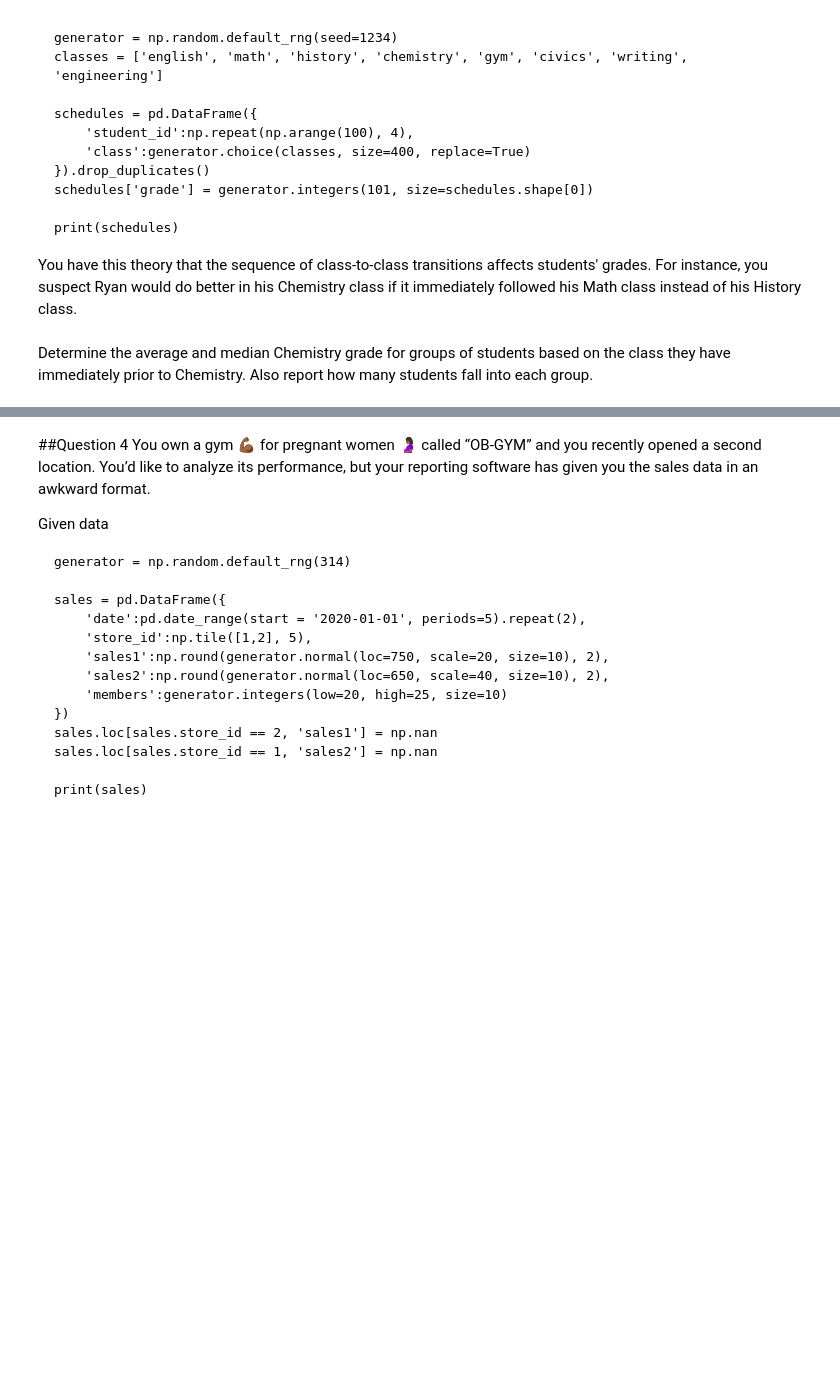
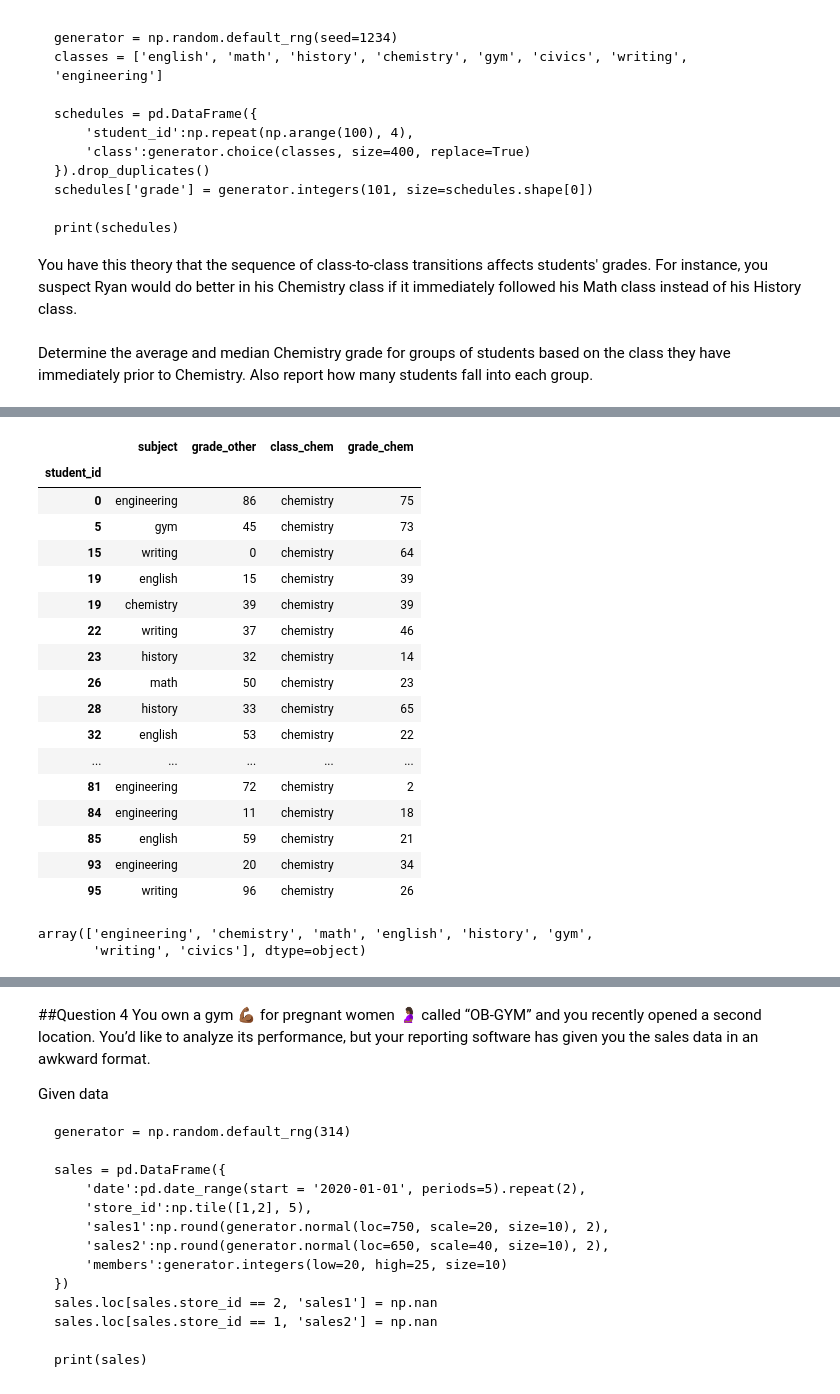
Before and after one commit to Taweechokk/Chok, a Jupyter notebook: Pandas_Exercise_(1).ipynb, the cells around one changed output, grey strips where cells are left out. Cells and saved outputs as stored; diff of their text form; code cells hidden in the pictures; blank space fills up the shorter version.

```diff
--- a/Pandas_Exercise_(1).ipynb
+++ b/Pandas_Exercise_(1).ipynb
@@ -1637,0 +2022,4 @@ Determine the average and median Chemistry grade for groups of students based on
+# %%
+#select index column and name it to be chem_index
+chem_index = chem['index']
+chem_index
@@ -1637,0 +2044,4 @@ Determine the average and median Chemistry grade for groups of students based on
+# %%
+#calculate index of previous chemistry class and name it to be pre_chem_index
+pre_chem_index = chem_index - 1
+pre_chem_index
@@ -1637,0 +2066,6 @@ Determine the average and median Chemistry grade for groups of students based on
+# %%
+#select rows by student_id and index by using chem_stid and pre_chem_index
+pre_chem = sch_new[ (sch_new['student_id'].isin(chem_stid)) & (sch_new.index.
+isin(pre_chem_index)) ]
+pre_chem = pre_chem.set_index('student_id')
+pre_chem
@@ -1637,0 +2091,6 @@ Determine the average and median Chemistry grade for groups of students based on
+# %%
+#select rows by student_id and index by using chem_stid and chem_index
+chem_student = sch_new[sch_new['student_id'].isin(chem_stid) & sch_new.index.isin(chem_index) ]
+chem_student = chem_student.set_index('student_id')
+chem_student.rename(columns={'class' : 'class_chem', 'grade': 'grade_chem'},inplace=True)
+chem_student
@@ -1637,0 +2116,30 @@ Determine the average and median Chemistry grade for groups of students based on
+# %%
+#create
+Result = pre_chem.join(chem_student)
+Result.rename(columns={'class': 'subject', 'grade': 'grade_other'},inplace=True)
+Result
+# %% [output]
+|  | subject | grade_other | class_chem | grade_chem |
+| student_id |  |  |  |  |
+| 0 | engineering | 86 | chemistry | 75 |
+| 5 | gym | 45 | chemistry | 73 |
+| 15 | writing | 0 | chemistry | 64 |
+| 19 | english | 15 | chemistry | 39 |
+| 19 | chemistry | 39 | chemistry | 39 |
+| 22 | writing | 37 | chemistry | 46 |
+| 23 | history | 32 | chemistry | 14 |
+| 26 | math | 50 | chemistry | 23 |
+| 28 | history | 33 | chemistry | 65 |
+| 32 | english | 53 | chemistry | 22 |
+| ... | ... | ... | ... | ... |
+| 81 | engineering | 72 | chemistry | 2 |
+| 84 | engineering | 11 | chemistry | 18 |
+| 85 | english | 59 | chemistry | 21 |
+| 93 | engineering | 20 | chemistry | 34 |
+| 95 | writing | 96 | chemistry | 26 |
+# %%
+unique_classes = schedules['class'].unique()
+unique_classes
+# %% [output]
+array(['engineering', 'chemistry', 'math', 'english', 'history', 'gym',
+       'writing', 'civics'], dtype=object)
```
Also changed, not shown: parts of 74 cells of this notebook.
